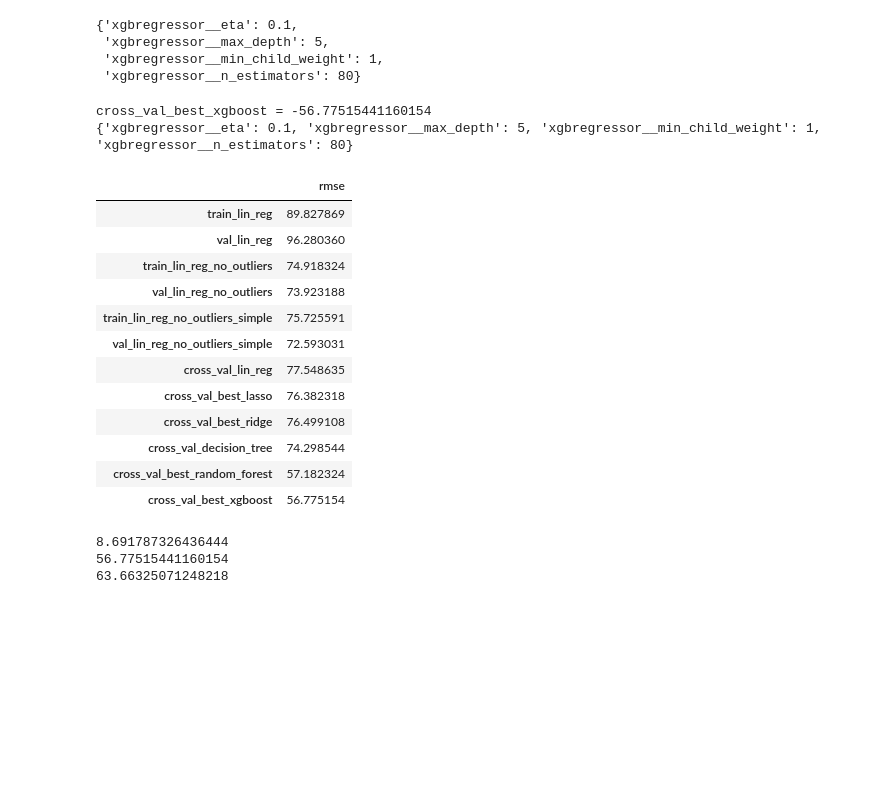
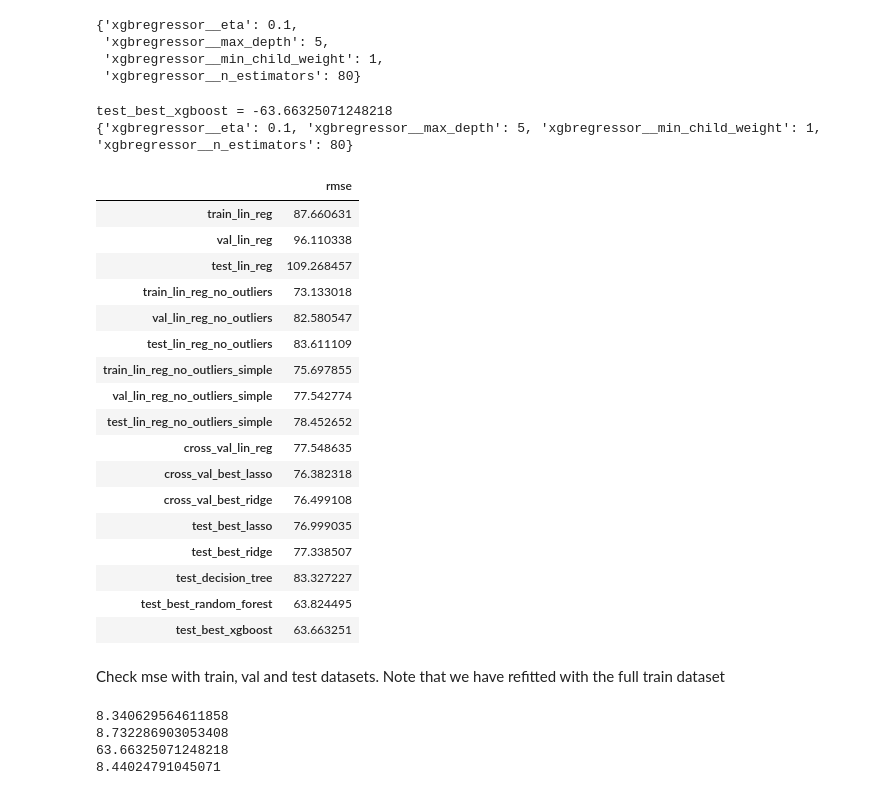
Before and after one commit to MarcosMJD/ml-fish-weight-predition, a Jupyter notebook: development/notebook.ipynb, the cells around one changed output. Cells and saved outputs as stored; diff of their text form; code cells hidden in the pictures; blank space fills up the shorter version.

```diff
--- a/development/notebook.ipynb
+++ b/development/notebook.ipynb
@@ -585,10 +676,18 @@ Introduction to Statistical Learning:
 train_pipeline = make_pipeline(preprocessor, LassoCV(fit_intercept=True, alphas=alphas, max_iter=100000))
 train_pipeline.fit(df_full_train, y_full_train)
 print(f'LassoCV alpha: { train_pipeline.named_steps["lassocv"].alpha_ }')
+y_pred = train_pipeline.predict(df_test)
+test_best_lasso = mean_squared_error(y_pred, y_test, squared=False)
+results['test_best_lasso'] = test_best_lasso
 
 train_pipeline = make_pipeline(preprocessor, RidgeCV(fit_intercept=True, alphas=alphas))
 train_pipeline.fit(df_full_train, y_full_train)
 print(f'RidgeCV alpha: { train_pipeline.named_steps["ridgecv"].alpha_ }')
+y_pred = train_pipeline.predict(df_test)
+test_best_ridge = mean_squared_error(y_pred, y_test, squared=False)
+results['test_best_ridge'] = test_best_ridge
+
+results.T
 # %% [output]
 LassoCV alpha: 0.5
 RidgeCV alpha: 0.3
@@ -654,8 +768,8 @@ gs_decision_tree.cv_results_["mean_train_score"].mean()
 # %% [output]
 -89.84315054678969
 # %%
-cross_val_decision_tree = np.abs(gs_decision_tree.score(df_val, y_val))
-results["cross_val_decision_tree"] = cross_val_decision_tree
+test_decision_tree = np.abs(gs_decision_tree.score(df_test, y_test))
+results["test_decision_tree"] = test_decision_tree
 results.T
 # %% [output]
 |  | rmse |
@@ -738,9 +856,9 @@ GridSearchCV(cv=5,
                                                                   110, 120]}],
              scoring='neg_root_mean_squared_error', verbose=True)
 # %%
-val_best_random_forest = gs_random_forest.score(df_val, y_val)
-print(f'cross_val_best_random_forest = {val_best_random_forest}')
+test_best_random_forest = gs_random_forest.score(df_test, y_test)
+print(f'test_best_random_forest = {test_best_random_forest}')
 print(gs_random_forest.best_params_)
-results["cross_val_best_random_forest"] = np.abs(val_best_random_forest)
+results["test_best_random_forest"] = np.abs(test_best_random_forest)
 results.T
 # %% [output]
@@ -767,7 +890,7 @@ import xgboost as xgb
 from xgboost.sklearn import XGBRegressor
 # %%
 xgb_params = [{
-  'xgbregressor__n_estimators': [50, 80,100,120],
+  'xgbregressor__n_estimators': [5,10,50,80,100,120],
   'xgbregressor__max_depth': [2,3,4,5,6],
   'xgbregressor__eta' : [1,0.5,0.3,0.1, 0.01,0.001],
   'xgbregressor__min_child_weight' : [1,5,10],
@@ -805,24 +928,29 @@ gs_xgboost.best_params_
  'xgbregressor__min_child_weight': 1,
  'xgbregressor__n_estimators': 80}
 # %%
-val_best_xgboost = gs_xgboost.score(df_val, y_val)
-print(f'cross_val_best_xgboost = {val_best_xgboost}')
+test_best_xgboost = gs_xgboost.score(df_test, y_test)
+print(f'test_best_xgboost = {test_best_xgboost}')
 print(gs_xgboost.best_params_)
-results["cross_val_best_xgboost"] = np.abs(val_best_xgboost)
+results["test_best_xgboost"] = np.abs(test_best_xgboost)
 results.T
 # %% [output]
-cross_val_best_xgboost = -56.77515441160154
+test_best_xgboost = -63.66325071248218
 {'xgbregressor__eta': 0.1, 'xgbregressor__max_depth': 5, 'xgbregressor__min_child_weight': 1, 'xgbregressor__n_estimators': 80}
 |  | rmse |
-| train_lin_reg | 89.827869 |
-| val_lin_reg | 96.280360 |
-| train_lin_reg_no_outliers | 74.918324 |
-| val_lin_reg_no_outliers | 73.923188 |
-| train_lin_reg_no_outliers_simple | 75.725591 |
-| val_lin_reg_no_outliers_simple | 72.593031 |
+| train_lin_reg | 87.660631 |
+| val_lin_reg | 96.110338 |
+| test_lin_reg | 109.268457 |
+| train_lin_reg_no_outliers | 73.133018 |
+| val_lin_reg_no_outliers | 82.580547 |
+| test_lin_reg_no_outliers | 83.611109 |
+| train_lin_reg_no_outliers_simple | 75.697855 |
+| val_lin_reg_no_outliers_simple | 77.542774 |
+| test_lin_reg_no_outliers_simple | 78.452652 |
 | cross_val_lin_reg | 77.548635 |
 | cross_val_best_lasso | 76.382318 |
 | cross_val_best_ridge | 76.499108 |
-| cross_val_decision_tree | 74.298544 |
-| cross_val_best_random_forest | 57.182324 |
-| cross_val_best_xgboost | 56.775154 |
+| test_best_lasso | 76.999035 |
+| test_best_ridge | 77.338507 |
+| test_decision_tree | 83.327227 |
+| test_best_random_forest | 63.824495 |
+| test_best_xgboost | 63.663251 |
@@ -853,0 +957,2 @@ results_test = pd.DataFrame({
+# %% [markdown]
+Check mse with train, val and test datasets. Note that we have refitted with the full train dataset
@@ -855,7 +964,10 @@ results_test = pd.DataFrame({
 print(mean_squared_error(y_pred_train, y_train, squared=False))
 print(mean_squared_error(y_pred_val, y_val, squared=False))
 print(mean_squared_error(y_pred_test, y_test, squared=False))
+y_pred_full_train = gs_xgboost.predict(df_full_train)
+print(mean_squared_error(y_pred_full_train, y_full_train, squared=False))
 # %% [output]
-8.691787326436444
-56.77515441160154
+8.340629564611858
+8.732286903053408
 63.66325071248218
+8.44024791045071
```
Also changed, not shown: parts of 59 cells of this notebook, 4 other files.
